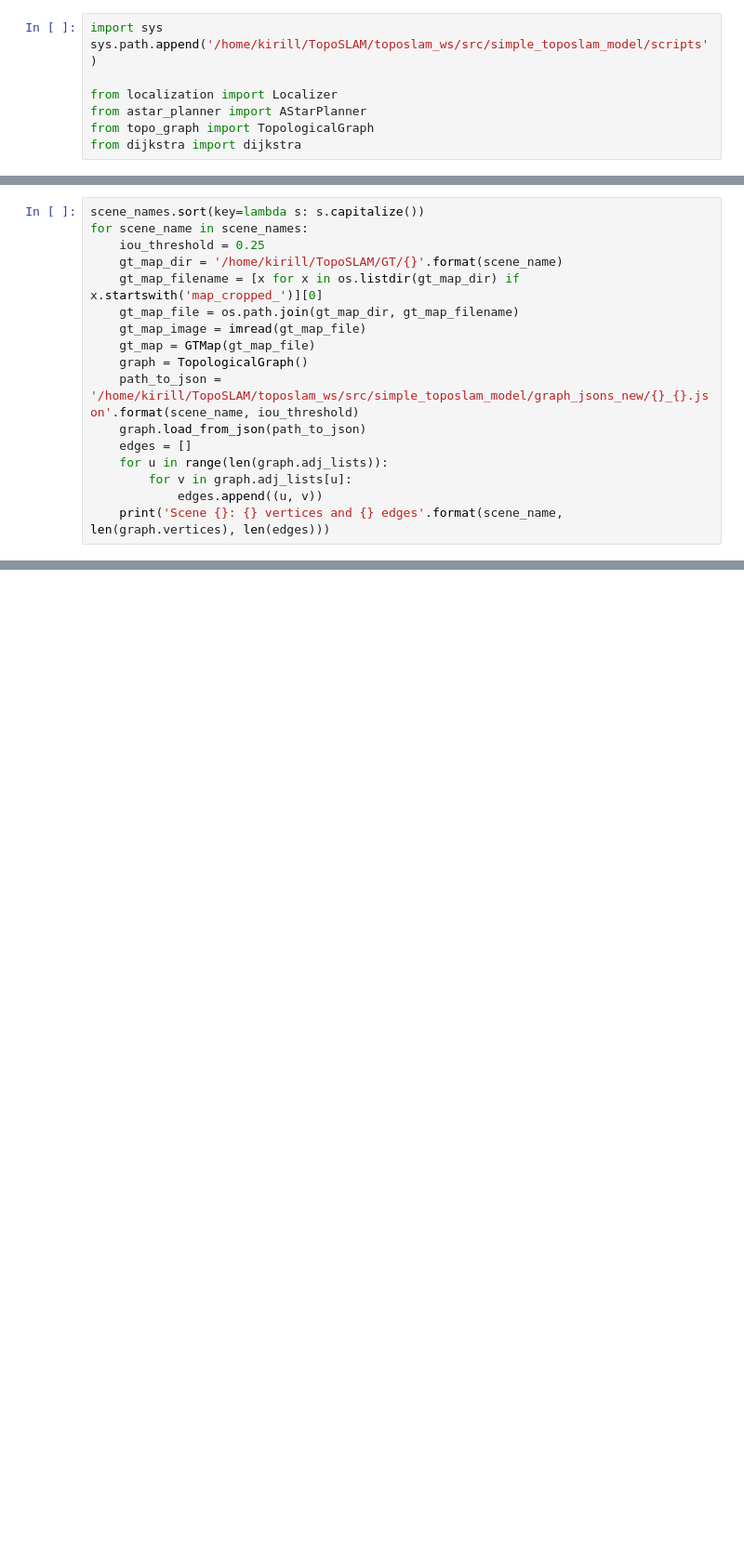
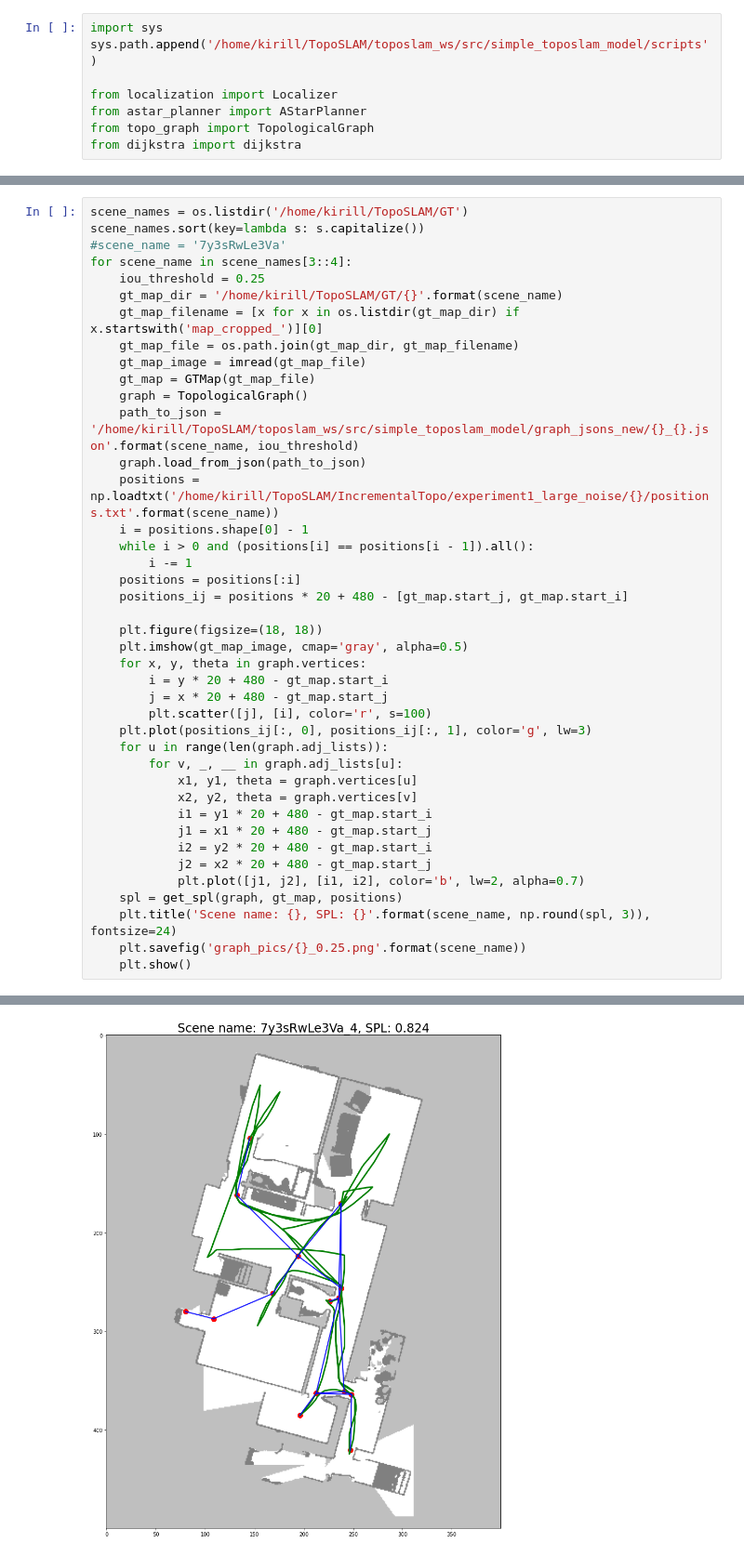
Before and after one commit to KirillMouraviev/simple_toposlam_model, a Jupyter notebook: estimate_spl-Copy1.ipynb, the cells around one changed output, grey strips where cells are left out. Shown at 93% size. Drawn from its saved outputs; the diff is of its cells as text; blank space fills up the shorter version.

```diff
--- a/estimate_spl-Copy1.ipynb
+++ b/estimate_spl-Copy1.ipynb
@@ -73,8 +75,10 @@ def get_spl(graph, gt_map, trajectory, N=1000):
         #print(values[-1])
     return np.mean(values)#, shortest_path, topo_path
 # %%
+scene_names = os.listdir('/home/kirill/TopoSLAM/GT')
 scene_names.sort(key=lambda s: s.capitalize())
-for scene_name in scene_names:
+#scene_name = '7y3sRwLe3Va'
+for scene_name in scene_names[3::4]:
     iou_threshold = 0.25
     gt_map_dir = '/home/kirill/TopoSLAM/GT/{}'.format(scene_name)
     gt_map_filename = [x for x in os.listdir(gt_map_dir) if x.startswith('map_cropped_')][0]
@@ -84,9 +88,31 @@ for scene_name in scene_names:
     graph = TopologicalGraph()
     path_to_json = '/home/kirill/TopoSLAM/toposlam_ws/src/simple_toposlam_model/graph_jsons_new/{}_{}.json'.format(scene_name, iou_threshold)
     graph.load_from_json(path_to_json)
-    edges = []
+    positions = np.loadtxt('/home/kirill/TopoSLAM/IncrementalTopo/experiment1_large_noise/{}/positions.txt'.format(scene_name))
+    i = positions.shape[0] - 1
+    while i > 0 and (positions[i] == positions[i - 1]).all():
+        i -= 1
+    positions = positions[:i]
+    positions_ij = positions * 20 + 480 - [gt_map.start_j, gt_map.start_i]
+
+    plt.figure(figsize=(18, 18))
+    plt.imshow(gt_map_image, cmap='gray', alpha=0.5)
+    for x, y, theta in graph.vertices:
+        i = y * 20 + 480 - gt_map.start_i
+        j = x * 20 + 480 - gt_map.start_j
+        plt.scatter([j], [i], color='r', s=100)
+    plt.plot(positions_ij[:, 0], positions_ij[:, 1], color='g', lw=3)
     for u in range(len(graph.adj_lists)):
-        for v in graph.adj_lists[u]:
-            edges.append((u, v))
-    print('Scene {}: {} vertices and {} edges'.format(scene_name, len(graph.vertices), len(edges)))
+        for v, _, __ in graph.adj_lists[u]:
+            x1, y1, theta = graph.vertices[u]
+            x2, y2, theta = graph.vertices[v]
+            i1 = y1 * 20 + 480 - gt_map.start_i
+            j1 = x1 * 20 + 480 - gt_map.start_j
+            i2 = y2 * 20 + 480 - gt_map.start_i
+            j2 = x2 * 20 + 480 - gt_map.start_j
+            plt.plot([j1, j2], [i1, i2], color='b', lw=2, alpha=0.7)
+    spl = get_spl(graph, gt_map, positions)
+    plt.title('Scene name: {}, SPL: {}'.format(scene_name, np.round(spl, 3)), fontsize=24)
+    plt.savefig('graph_pics/{}_0.25.png'.format(scene_name))
+    plt.show()
 # %% [output]
@@ -107,0 +121 @@ Scene rPc6DW4iMge_2: 19 vertices and 86 edges
+[figure, added]
```
Also changed, not shown: parts of 3 cells of this notebook, 8 other files.
